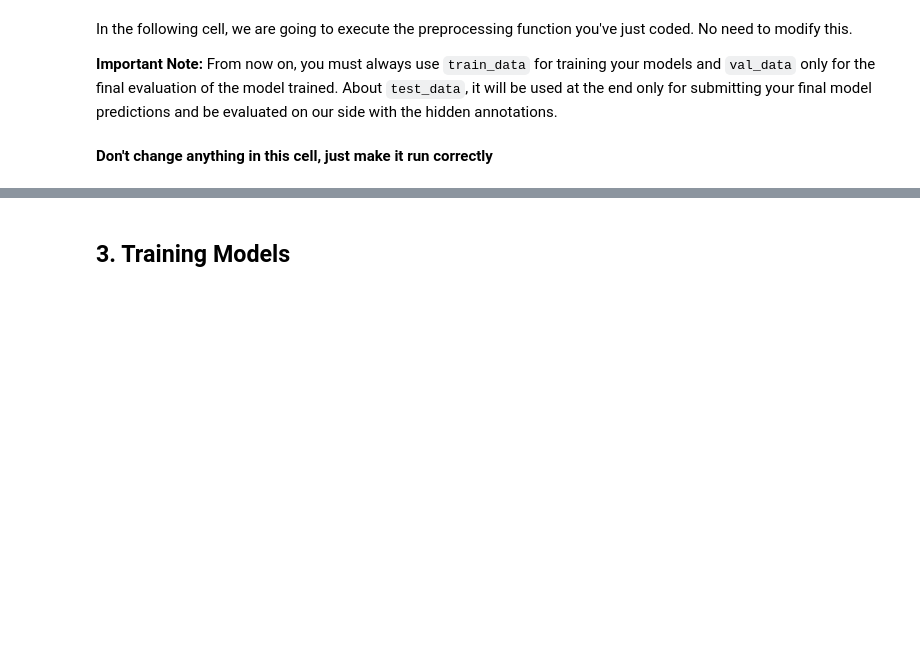
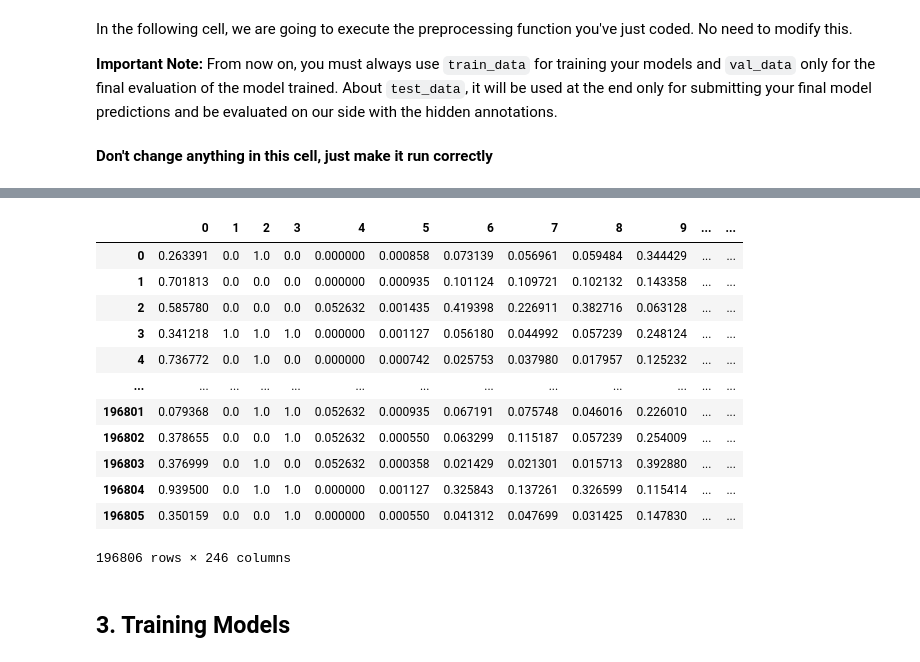
Before and after one commit to nahueldelacruz98/AnyoneAI-Sprint2, a Jupyter notebook: AnyoneAI - Sprint Project 02.ipynb, the cells around one changed output, grey strips where cells are left out. Drawn from its saved outputs; the diff is of its cells as text; code cells hidden in the pictures; blank space fills up the shorter version.

Commit message:
Preprocessing already finished. Needs testing with teacher since training score is not the same as expected

```diff
--- a/AnyoneAI - Sprint Project 02.ipynb
+++ b/AnyoneAI - Sprint Project 02.ipynb
@@ -574,3 +608,20 @@ else:
+# %%
+temp_train_data = pd.DataFrame(train_data)
+temp_train_data
+# %% [output]
+|  | 0 | 1 | 2 | 3 | 4 | 5 | 6 | 7 | 8 | 9 | ... | ... |
+| 0 | 0.263391 | 0.0 | 1.0 | 0.0 | 0.000000 | 0.000858 | 0.073139 | 0.056961 | 0.059484 | 0.344429 | ... | ... |
+| 1 | 0.701813 | 0.0 | 0.0 | 0.0 | 0.000000 | 0.000935 | 0.101124 | 0.109721 | 0.102132 | 0.143358 | ... | ... |
+| 2 | 0.585780 | 0.0 | 0.0 | 0.0 | 0.052632 | 0.001435 | 0.419398 | 0.226911 | 0.382716 | 0.063128 | ... | ... |
+| 3 | 0.341218 | 1.0 | 1.0 | 1.0 | 0.000000 | 0.001127 | 0.056180 | 0.044992 | 0.057239 | 0.248124 | ... | ... |
+| 4 | 0.736772 | 0.0 | 1.0 | 0.0 | 0.000000 | 0.000742 | 0.025753 | 0.037980 | 0.017957 | 0.125232 | ... | ... |
+| ... | ... | ... | ... | ... | ... | ... | ... | ... | ... | ... | ... | ... |
+| 196801 | 0.079368 | 0.0 | 1.0 | 1.0 | 0.052632 | 0.000935 | 0.067191 | 0.075748 | 0.046016 | 0.226010 | ... | ... |
+| 196802 | 0.378655 | 0.0 | 0.0 | 1.0 | 0.052632 | 0.000550 | 0.063299 | 0.115187 | 0.057239 | 0.254009 | ... | ... |
+| 196803 | 0.376999 | 0.0 | 1.0 | 0.0 | 0.052632 | 0.000358 | 0.021429 | 0.021301 | 0.015713 | 0.392880 | ... | ... |
+| 196804 | 0.939500 | 0.0 | 1.0 | 1.0 | 0.000000 | 0.001127 | 0.325843 | 0.137261 | 0.326599 | 0.115414 | ... | ... |
+| 196805 | 0.350159 | 0.0 | 0.0 | 1.0 | 0.000000 | 0.000550 | 0.041312 | 0.047699 | 0.031425 | 0.147830 | ... | ... |
+196806 rows × 246 columns
 # %% [markdown]
 ## 3. Training Models
 # %% [markdown]
```
Also changed, not shown: parts of 12 cells of this notebook, 2 other files.
